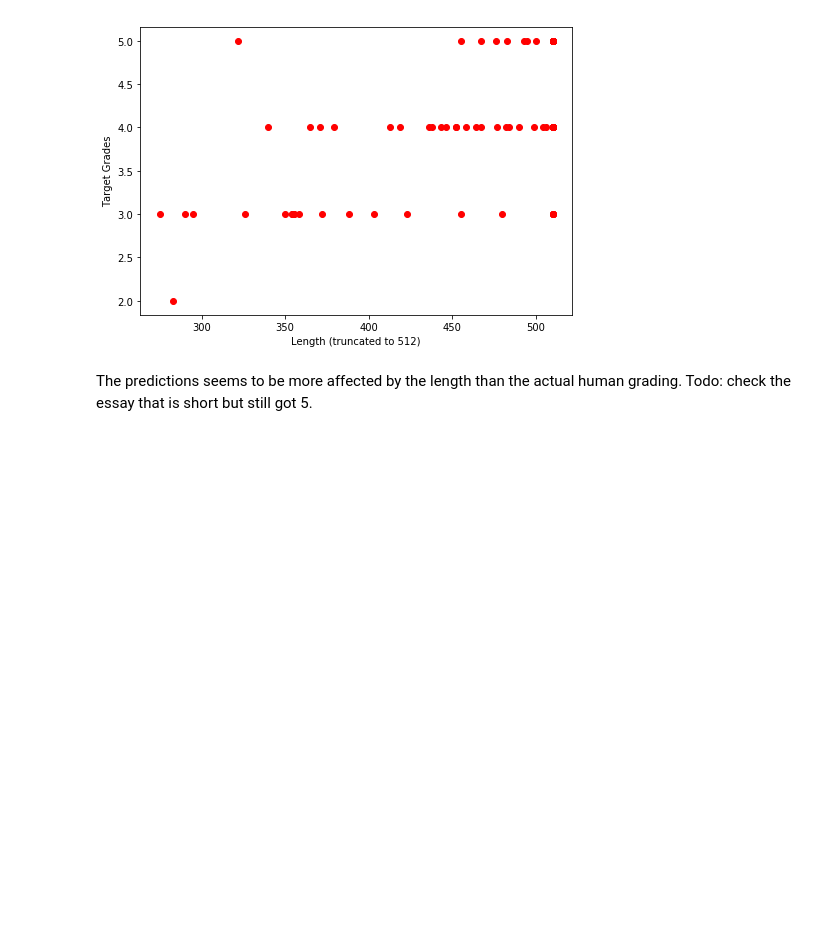
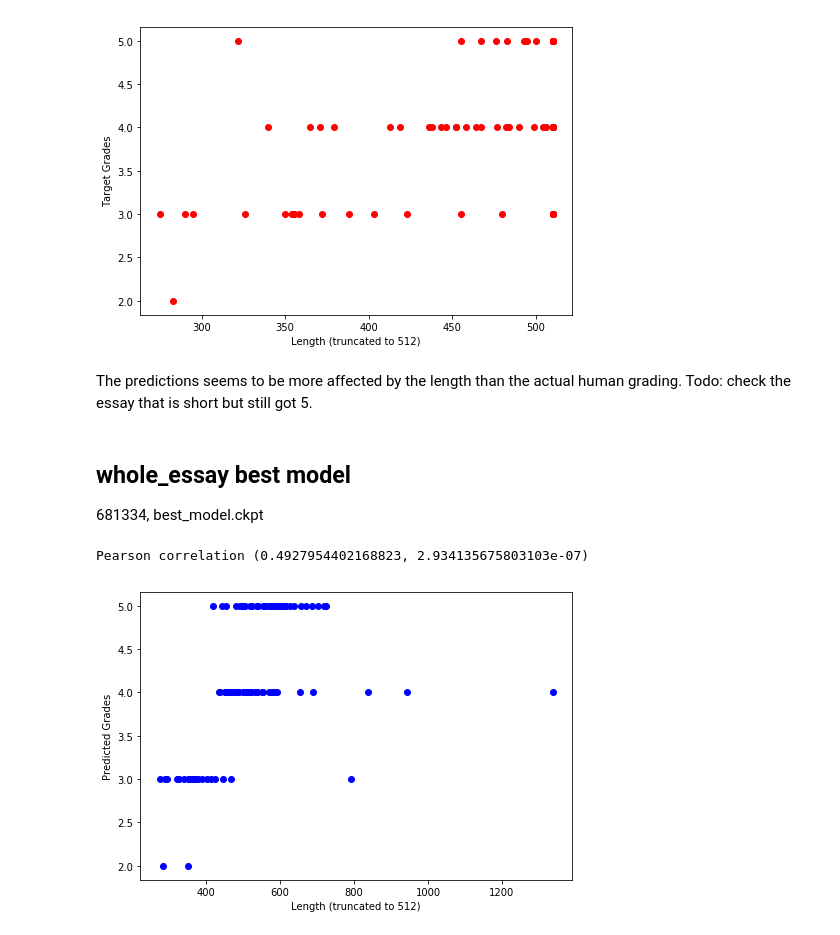
Before and after one commit to fshdnc/eb_class, a Jupyter notebook: length_analysis.ipynb, the cells around one changed output. Drawn from its saved outputs; the diff is of its cells as text; code cells hidden in the pictures; blank space fills up the shorter version.

Commit message:
seg essay length analysis working

```diff
--- a/length_analysis.ipynb
+++ b/length_analysis.ipynb
@@ -42,3 +45,19 @@ Pearson correlation (0.5545176086017304, 3.790506973954916e-09)
 # %% [markdown]
 The predictions seems to be more affected by the length than the actual human grading.
 Todo: check the essay that is short but still got 5.
+# %% [markdown]
+## whole_essay best model
+681334, best_model.ckpt
+# %%
+print("Pearson correlation", pearsonr(lengths, preds))
+#grades_range = [1,2,3,4,5]
+fig = plt.figure()
+ax = fig.add_axes([0,0,1,1])
+ax.scatter(lengths, preds,color="b")
+#ax.scatter(lengths, target, color="r")
+ax.set_xlabel("Length (truncated to 512)")
+ax.set_ylabel("Predicted Grades")
+plt.show()
+# %% [output]
+Pearson correlation (0.4927954402168823, 2.934135675803103e-07)
+[figure, added]
```
Also changed, not shown: parts of 5 cells of this notebook, 2 other files.
